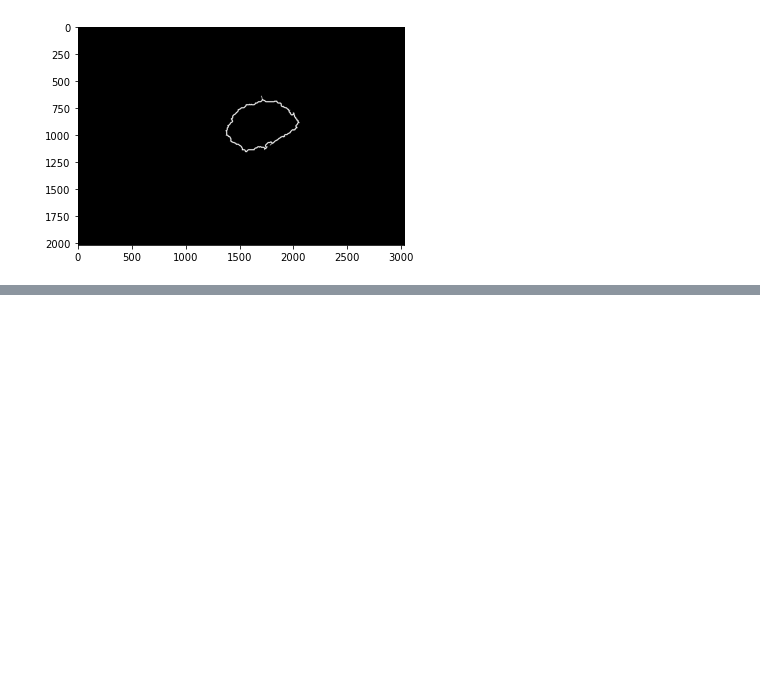
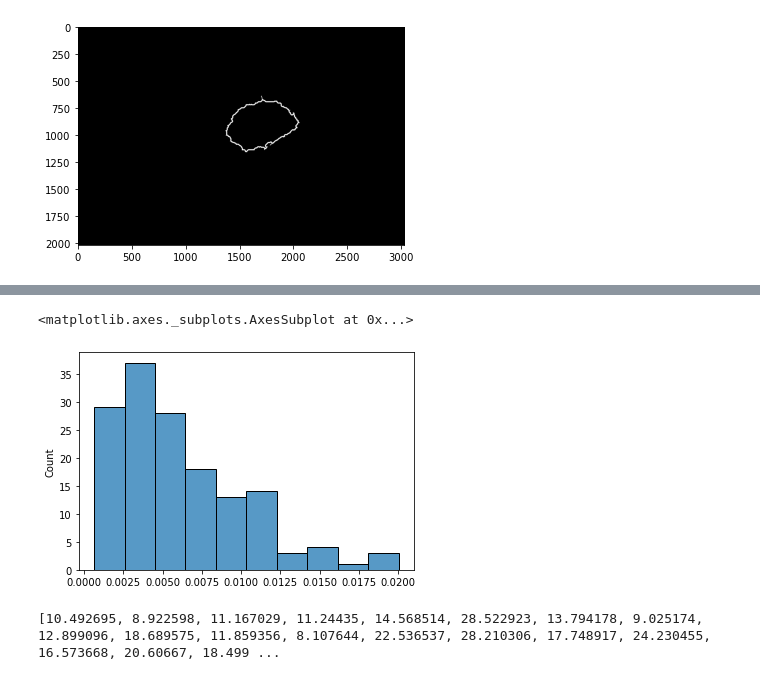
Before and after one commit to adagige/fyp2021p03g02, a Jupyter notebook: notebooks/Exercise 1.ipynb, the cells around one changed output, grey strips where cells are left out. Drawn from its saved outputs; the diff is of its cells as text; code cells hidden in the pictures; blank space fills up the shorter version.

```diff
--- a/notebooks/Exercise 1.ipynb
+++ b/notebooks/Exercise 1.ipynb
@@ -251,0 +297,5 @@ area, perimiter = measure_area_perimeter(mask)
+# %%
+sns.histplot(pa)
+# %% [output]
+<matplotlib.axes._subplots.AxesSubplot at 0x...>
+[figure, added]
@@ -251,0 +305,9 @@ area, perimiter = measure_area_perimeter(mask)
+# %%
+ap = []
+for i in range(150):
+    area, perimiter = measure_area_perimeter(maps[i])
+    ap.append(area/perimiter)
+
+print(ap)
+# %% [output]
+[10.492695, 8.922598, 11.167029, 11.24435, 14.568514, 28.522923, 13.794178, 9.025174, 12.899096, 18.689575, 11.859356, 8.107644, 22.536537, 28.210306, 17.748917, 24.230455, 16.573668, 20.60667, 18.499 ...
```
Also changed, not shown: parts of 13 cells of this notebook, 1 other file.
